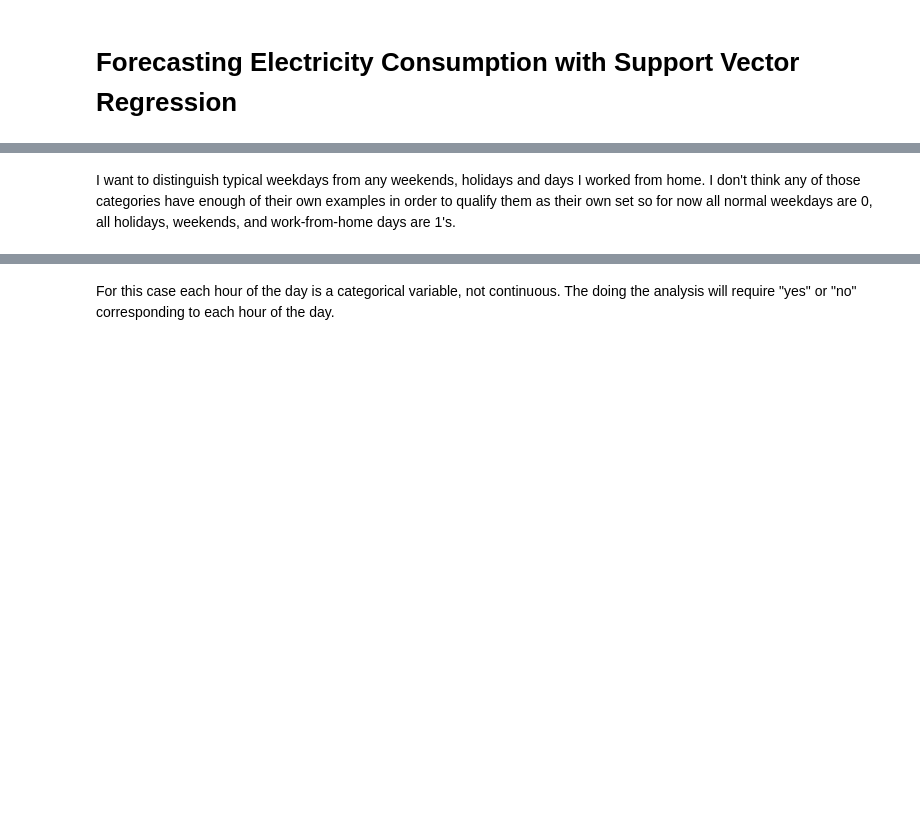
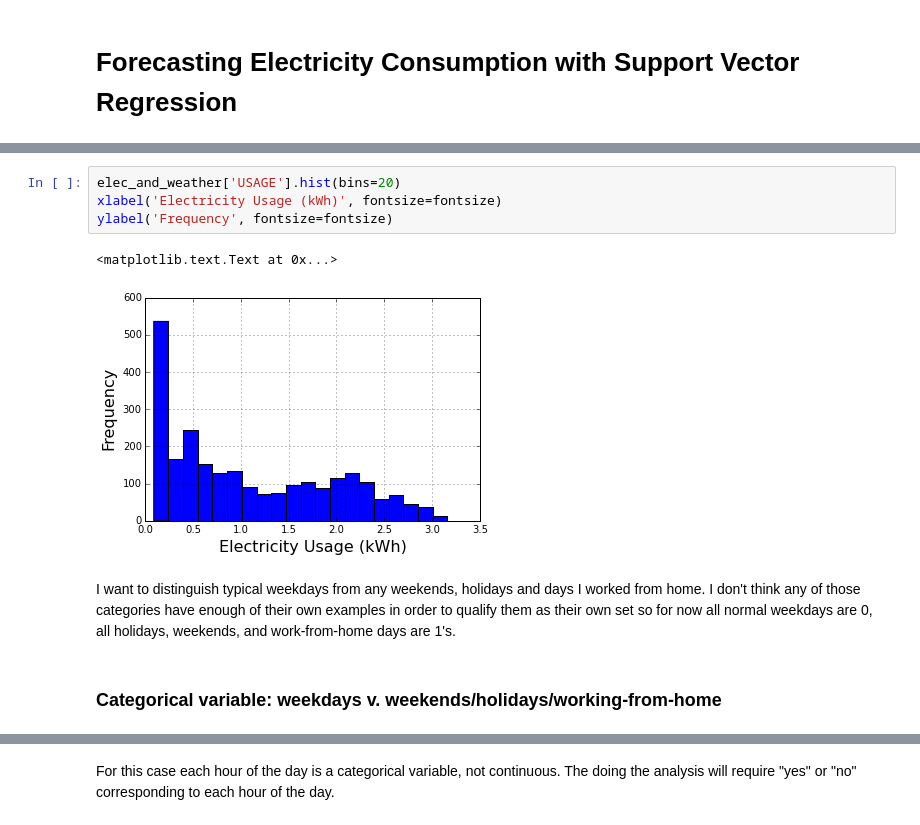
Before and after one commit to jtelszasz/my_energy_forecast_SVR, a Jupyter notebook: hourly_forecast_SVR.ipynb, the cells around one changed output, grey strips where cells are left out. Saved outputs shown, nothing was run; the diff lists cells and outputs as text; blank space fills up the shorter version.

```diff
--- a/hourly_forecast_SVR.ipynb
+++ b/hourly_forecast_SVR.ipynb
@@ -46,3 +117,12 @@ elec_and_weather.head()
+# %%
+elec_and_weather['USAGE'].hist(bins=20)
+xlabel('Electricity Usage (kWh)', fontsize=fontsize)
+ylabel('Frequency', fontsize=fontsize)
+# %% [output]
+<matplotlib.text.Text at 0x...>
+[figure, added]
 # %% [markdown]
 I want to distinguish typical weekdays from any weekends, holidays and days I worked from home.  I don't think any of those categories have enough of their own examples in order to qualify them as their own set so for now all normal weekdays are 0, all holidays, weekends, and work-from-home days are 1's.
+# %% [markdown]
+### Categorical variable: weekdays v. weekends/holidays/working-from-home
 # %%
```
Also changed, not shown: parts of 57 cells of this notebook, 1 other file.
